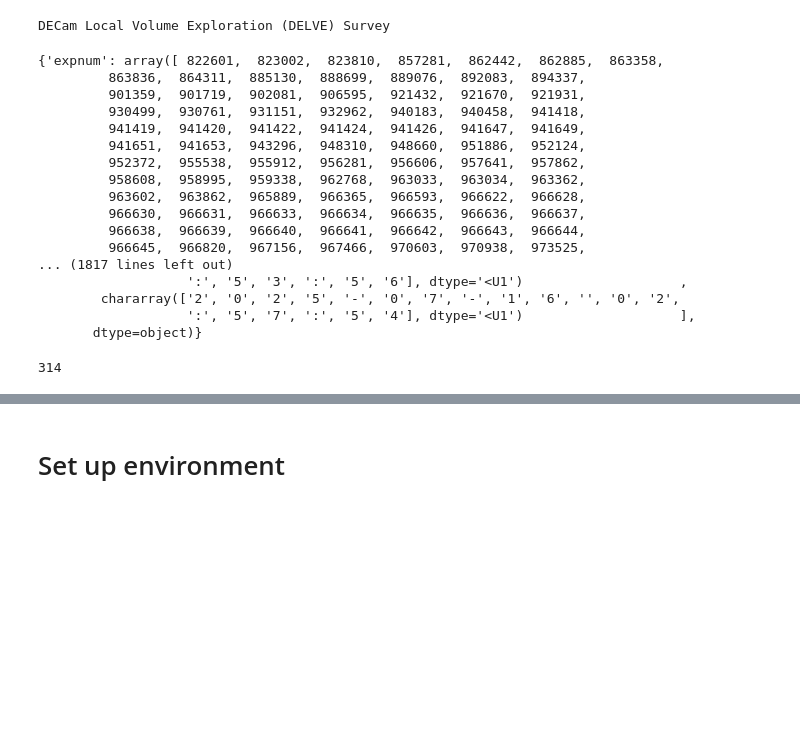
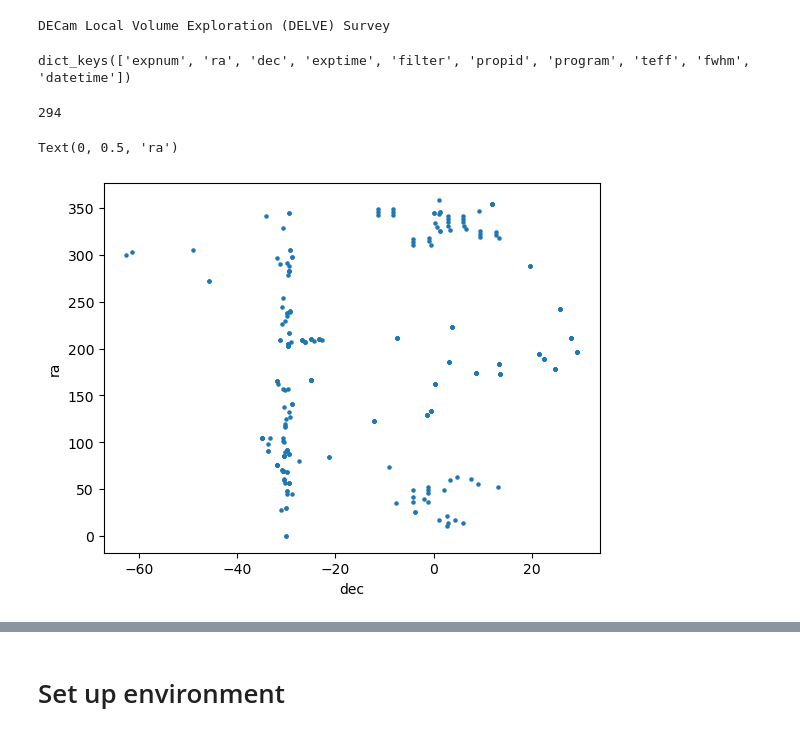
Before and after one commit to rachelhur/survey-ops, a Jupyter notebook: simple_model/notebooks/custom_env_testing_decam_data.ipynb, the cells around one changed output, grey strips where cells are left out. Saved outputs shown, nothing was run; the diff lists cells and outputs as text; code cells hidden in the pictures; blank space fills up the shorter version.

```diff
--- a/simple_model/notebooks/custom_env_testing_decam_data.ipynb
+++ b/simple_model/notebooks/custom_env_testing_decam_data.ipynb
@@ -64,0 +34,5 @@ data
+# %%
+# remove nans
+mask = np.isnan(data['fwhm'])
+data = {key: data[key][~mask] for key in data.keys()}
+data
@@ -84,28 +84,19 @@ DECam Local Volume Exploration (DELVE) Survey
 # %%
 mask = programs == chosen_program_name
 # %%
-new_data = {key: data[key][mask] for key in data.keys()}
+data = {key: data[key][mask] for key in data.keys()}
 # %%
-new_data
+data.keys()
 # %% [output]
-{'expnum': array([ 822601,  823002,  823810,  857281,  862442,  862885,  863358,
-         863836,  864311,  885130,  888699,  889076,  892083,  894337,
-         901359,  901719,  902081,  906595,  921432,  921670,  921931,
-         930499,  930761,  931151,  932962,  940183,  940458,  941418,
-         941419,  941420,  941422,  941424,  941426,  941647,  941649,
-         941651,  941653,  943296,  948310,  948660,  951886,  952124,
-         952372,  955538,  955912,  956281,  956606,  957641,  957862,
-         958608,  958995,  959338,  962768,  963033,  963034,  963362,
-         963602,  963862,  965889,  966365,  966593,  966622,  966628,
-         966630,  966631,  966633,  966634,  966635,  966636,  966637,
-         966638,  966639,  966640,  966641,  966642,  966643,  966644,
-         966645,  966820,  967156,  967466,  970603,  970938,  973525,
-... (1817 lines left out)
-                   ':', '5', '3', ':', '5', '6'], dtype='<U1')                    ,
-        chararray(['2', '0', '2', '5', '-', '0', '7', '-', '1', '6', '', '0', '2',
-                   ':', '5', '7', ':', '5', '4'], dtype='<U1')                    ],
-       dtype=object)}
+dict_keys(['expnum', 'ra', 'dec', 'exptime', 'filter', 'propid', 'program', 'teff', 'fwhm', 'datetime'])
 # %%
-np.count_nonzero(mask)
+len(data['expnum'])
 # %% [output]
-314
+294
+# %%
+plt.scatter(data['dec'], data['ra'], s=5)
+plt.xlabel('dec')
+plt.ylabel('ra')
+# %% [output]
+Text(0, 0.5, 'ra')
+[figure, added]
```
Also changed, not shown: parts of 9 cells of this notebook.
